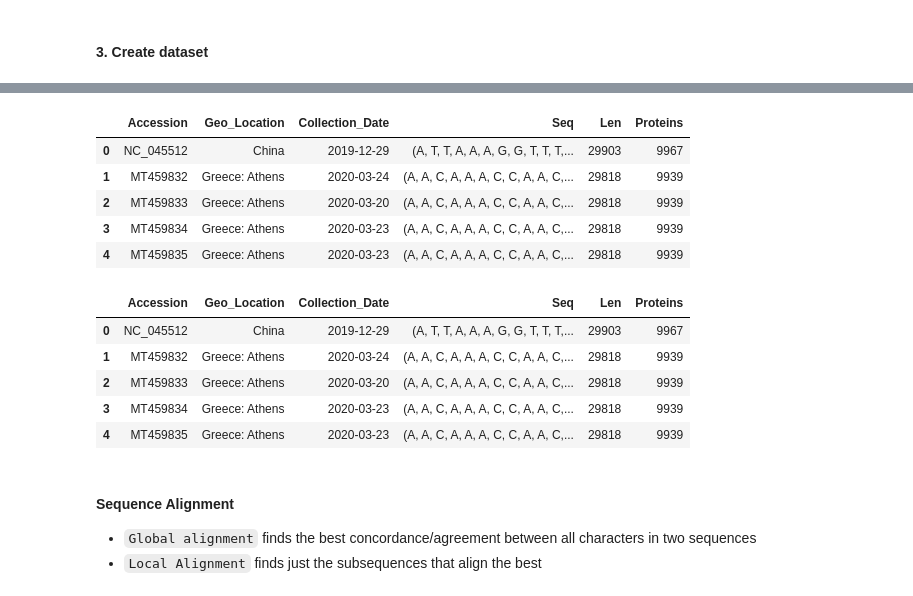
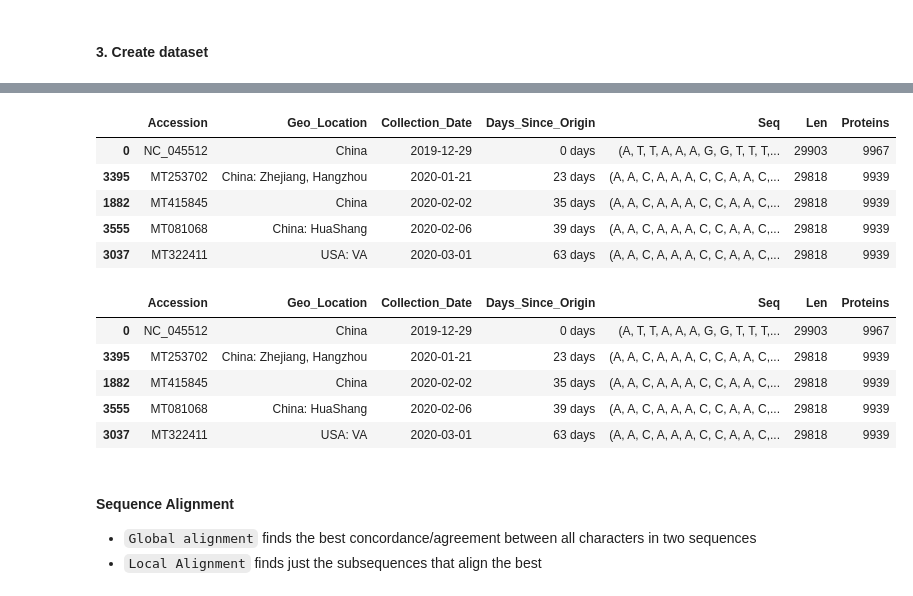
Before and after one commit to lukexyz/DNA-Toolbox, a Jupyter notebook: notebooks/03-COVID19-GlobalAnalysis.ipynb, the cells around one changed output, grey strips where cells are left out. Saved outputs shown, nothing was run; the diff lists cells and outputs as text; code cells hidden in the pictures.

Commit message:
add days_since_origin datetime column for scatterplot

```diff
--- a/notebooks/03-COVID19-GlobalAnalysis.ipynb
+++ b/notebooks/03-COVID19-GlobalAnalysis.ipynb
@@ -81,12 +81,17 @@ COVID-19 DNA Sequences: 3632
 n_samples = 100
 
 keep_cols = ['Accession', 'Geo_Location', 'Collection_Date']
-df = pd.read_csv('../data/NCBI_sequences_metadata.csv', nrows=n_samples)[keep_cols]
+
+df = pd.concat([pd.read_csv('../data/NCBI_sequences_metadata.csv', nrows=1),
+                pd.read_csv('../data/NCBI_sequences_metadata.csv') \
+                  .sample(n_samples-1, random_state=1)])[keep_cols]
 
 df['Collection_Date'] = pd.to_datetime(df.Collection_Date)
 df.at[0, 'Collection_Date'] = pd.to_datetime('2019-12-29')
+df = df.sort_values('Collection_Date', ascending=True)
+df['Days_Since_Origin'] = df['Collection_Date'] - pd.to_datetime('2019-12-29')
 df['Seq'] = [data[rec].seq for rec in list(data)[:n_samples]]
 df['Len'] = df.Seq.apply(lambda x: len(x))
 df['Proteins'] = df.Seq.apply(lambda s: len(s.translate()))
-f.head()
+df.head()
 # %% [output]
@@ -95,18 +100,18 @@ Wall time: 844 ms
-|  | Accession | Geo_Location | Collection_Date | Seq | Len | Proteins |
-| 0 | NC_045512 | China | 2019-12-29 | (A, T, T, A, A, A, G, G, T, T, T,... | 29903 | 9967 |
-| 1 | MT459832 | Greece: Athens | 2020-03-24 | (A, A, C, A, A, A, C, C, A, A, C,... | 29818 | 9939 |
-| 2 | MT459833 | Greece: Athens | 2020-03-20 | (A, A, C, A, A, A, C, C, A, A, C,... | 29818 | 9939 |
-| 3 | MT459834 | Greece: Athens | 2020-03-23 | (A, A, C, A, A, A, C, C, A, A, C,... | 29818 | 9939 |
-| 4 | MT459835 | Greece: Athens | 2020-03-23 | (A, A, C, A, A, A, C, C, A, A, C,... | 29818 | 9939 |
+|  | Accession | Geo_Location | Collection_Date | Days_Since_Origin | Seq | Len | Proteins |
+| 0 | NC_045512 | China | 2019-12-29 | 0 days | (A, T, T, A, A, A, G, G, T, T, T,... | 29903 | 9967 |
+| 3395 | MT253702 | China: Zhejiang, Hangzhou | 2020-01-21 | 23 days | (A, A, C, A, A, A, C, C, A, A, C,... | 29818 | 9939 |
+| 1882 | MT415845 | China | 2020-02-02 | 35 days | (A, A, C, A, A, A, C, C, A, A, C,... | 29818 | 9939 |
+| 3555 | MT081068 | China: HuaShang | 2020-02-06 | 39 days | (A, A, C, A, A, A, C, C, A, A, C,... | 29818 | 9939 |
+| 3037 | MT322411 | USA: VA | 2020-03-01 | 63 days | (A, A, C, A, A, A, C, C, A, A, C,... | 29818 | 9939 |
 # %%
 df.head()
 # %% [output]
-|  | Accession | Geo_Location | Collection_Date | Seq | Len | Proteins |
-| 0 | NC_045512 | China | 2019-12-29 | (A, T, T, A, A, A, G, G, T, T, T,... | 29903 | 9967 |
-| 1 | MT459832 | Greece: Athens | 2020-03-24 | (A, A, C, A, A, A, C, C, A, A, C,... | 29818 | 9939 |
-| 2 | MT459833 | Greece: Athens | 2020-03-20 | (A, A, C, A, A, A, C, C, A, A, C,... | 29818 | 9939 |
-| 3 | MT459834 | Greece: Athens | 2020-03-23 | (A, A, C, A, A, A, C, C, A, A, C,... | 29818 | 9939 |
-| 4 | MT459835 | Greece: Athens | 2020-03-23 | (A, A, C, A, A, A, C, C, A, A, C,... | 29818 | 9939 |
+|  | Accession | Geo_Location | Collection_Date | Days_Since_Origin | Seq | Len | Proteins |
+| 0 | NC_045512 | China | 2019-12-29 | 0 days | (A, T, T, A, A, A, G, G, T, T, T,... | 29903 | 9967 |
+| 3395 | MT253702 | China: Zhejiang, Hangzhou | 2020-01-21 | 23 days | (A, A, C, A, A, A, C, C, A, A, C,... | 29818 | 9939 |
+| 1882 | MT415845 | China | 2020-02-02 | 35 days | (A, A, C, A, A, A, C, C, A, A, C,... | 29818 | 9939 |
+| 3555 | MT081068 | China: HuaShang | 2020-02-06 | 39 days | (A, A, C, A, A, A, C, C, A, A, C,... | 29818 | 9939 |
+| 3037 | MT322411 | USA: VA | 2020-03-01 | 63 days | (A, A, C, A, A, A, C, C, A, A, C,... | 29818 | 9939 |
 # %% [markdown]
 #### Sequence Alignment
 * `Global alignment` finds the best concordance/agreement between all characters in two sequences
```
Also changed, not shown: parts of 1 cell of this notebook.
